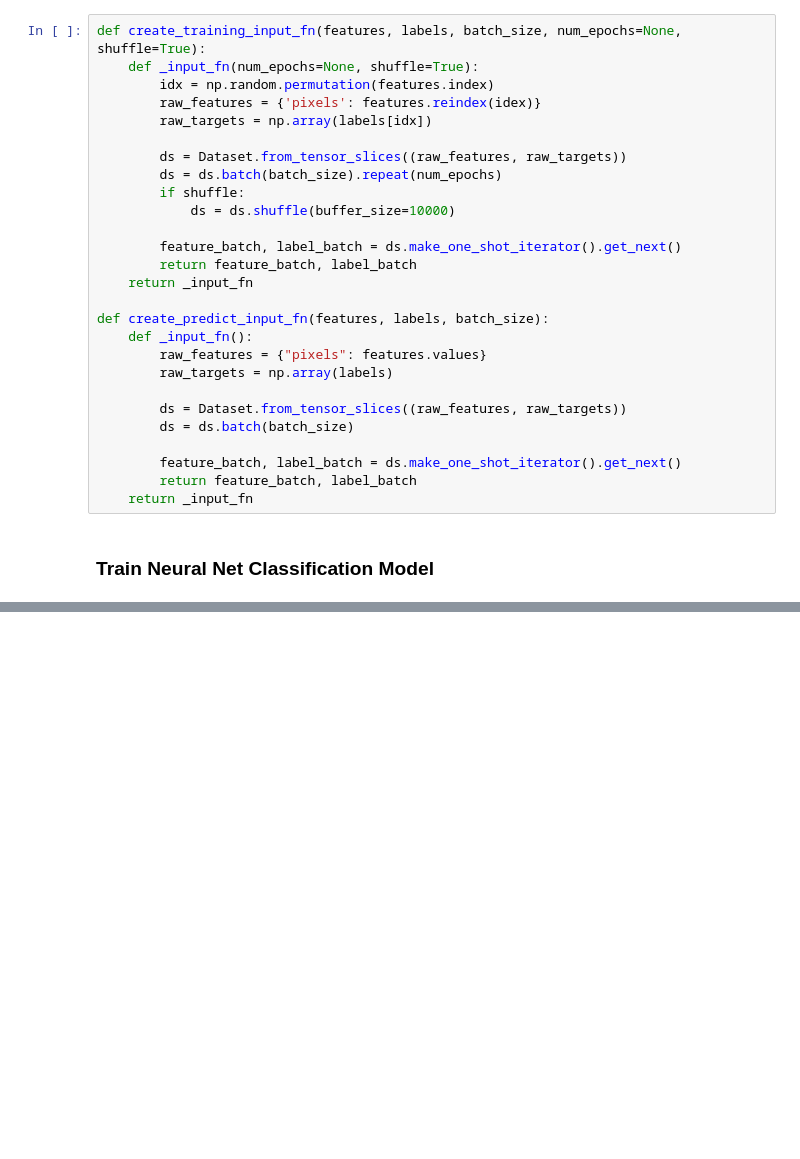
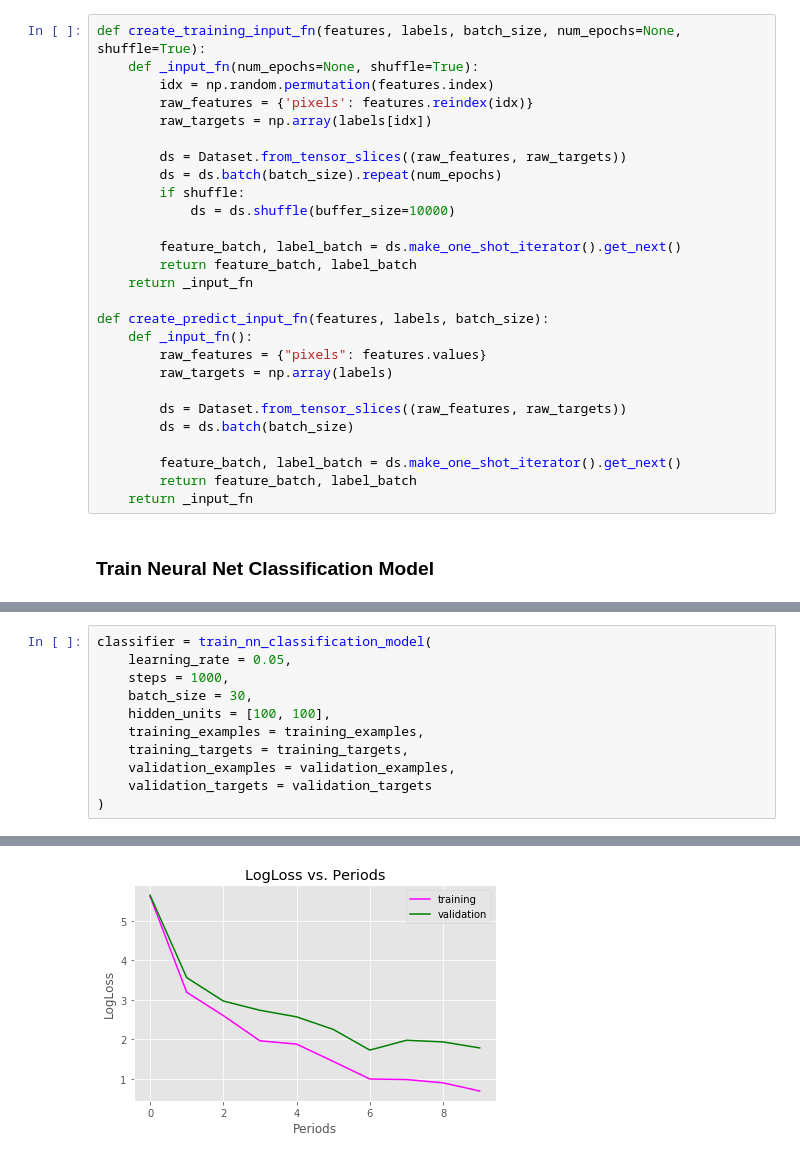
Before and after one commit to acesaif/ml_crash_course, a Jupyter notebook: multi_class_neural_nets/ml_mnist_multiclass_net_2.ipynb, the cells around one changed output, grey strips where cells are left out. Saved outputs shown, nothing was run; the diff lists cells and outputs as text; blank space fills up the shorter version.

Commit message:
model running perfectly after umpteen reruns and reboots.

```diff
--- a/multi_class_neural_nets/ml_mnist_multiclass_net_2.ipynb
+++ b/multi_class_neural_nets/ml_mnist_multiclass_net_2.ipynb
@@ -194,7 +184,7 @@ Name: 9710, Length: 785, dtype: int64
 def create_training_input_fn(features, labels, batch_size, num_epochs=None, shuffle=True):
     def _input_fn(num_epochs=None, shuffle=True):
         idx = np.random.permutation(features.index)
-        raw_features = {'pixels': features.reindex(idex)}
+        raw_features = {'pixels': features.reindex(idx)}
         raw_targets = np.array(labels[idx])
 
         ds = Dataset.from_tensor_slices((raw_features, raw_targets))
@@ -252,0 +310,12 @@ def train_nn_classification_model(learning_rate,
+# %%
+classifier = train_nn_classification_model(
+    learning_rate = 0.05,
+    steps = 1000,
+    batch_size = 30,
+    hidden_units = [100, 100],
+    training_examples = training_examples,
+    training_targets = training_targets,
+    validation_examples = validation_examples,
+    validation_targets = validation_targets
+)
+# %% [output]
@@ -252,0 +336 @@ def train_nn_classification_model(learning_rate,
+[figure, added]
```
Also changed, not shown: parts of 8 cells of this notebook.
